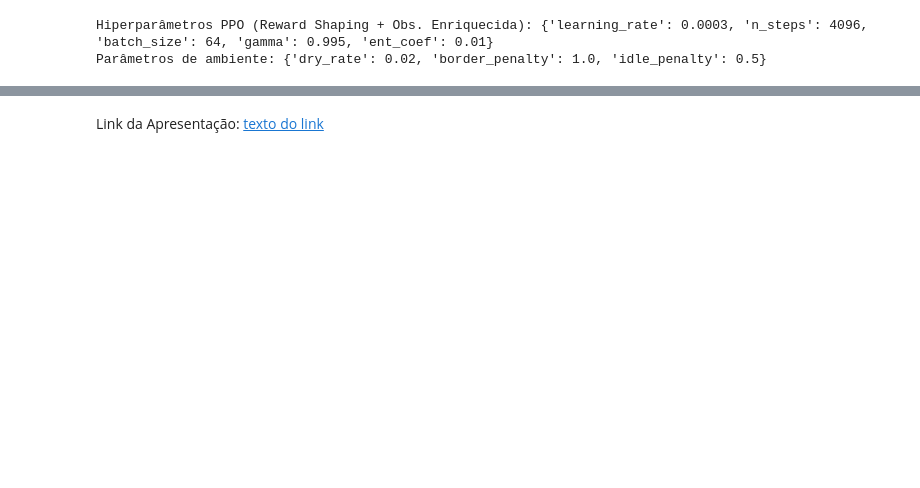
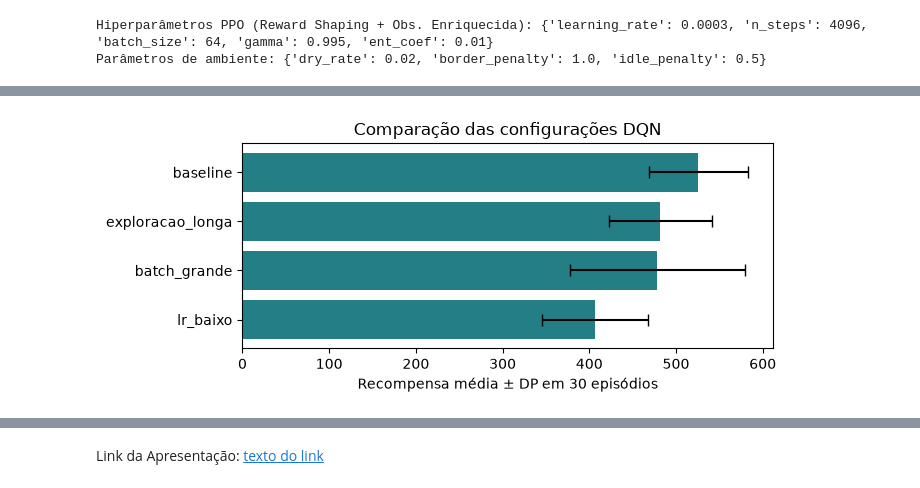
Before and after one commit to LucasToledo1/smart-crop-grid-rl, a Jupyter notebook: Relatorio_Projeto_Aplicado_Reinforcement_Learning.ipynb, the cells around one changed output, grey strips where cells are left out. Drawn from its saved outputs; the diff is of its cells as text; code cells hidden in the pictures; blank space fills up the shorter version.

```diff
--- a/Relatorio_Projeto_Aplicado_Reinforcement_Learning.ipynb
+++ b/Relatorio_Projeto_Aplicado_Reinforcement_Learning.ipynb
@@ -170,0 +528,10 @@ Após 500 mil passos com a configuração vencedora e a observação enriquecida
+# %%
+import pandas as pd
+import matplotlib.pyplot as plt
+
+# Resultados registrados no benchmark: dados incorporados ao relatório.
+benchmark = pd.DataFrame(
+[['baseline', 0.0005, 0.3, 64, 525.6, 57.1, 365], ['exploracao_longa', 0.0005, 0.6, 64, 481.8, 59.4, 304], ['batch_grande', 0.0005, 0.3, 256, 478.5, 101.1, 347], ['lr_baixo', 0.0001, 0.3, 64, 406.9, 61.2, 316]],
+    columns=['Configuração', 'Taxa de aprendizagem', 'Fração de exploração', 'Lote', 'Recompensa média', 'DP', 'Tempo (s)']
+)
+display(benchmark)
@@ -170,0 +544,10 @@ Após 500 mil passos com a configuração vencedora e a observação enriquecida
+# %%
+fig, ax = plt.subplots(figsize=(7, 3))
+ax.barh(benchmark["Configuração"][::-1], benchmark["Recompensa média"][::-1],
+        xerr=benchmark["DP"][::-1], capsize=4, color="#247e86")
+ax.set_xlabel("Recompensa média ± DP em 30 episódios")
+ax.set_title("Comparação das configurações DQN")
+fig.tight_layout()
+plt.show()
+# %% [output]
+[figure, added]
```
Also changed, not shown: parts of 22 cells of this notebook.
